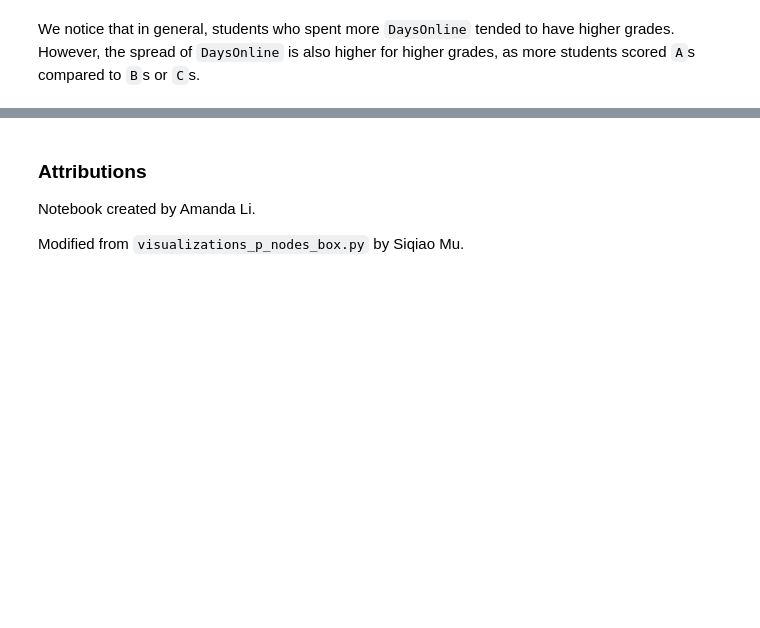
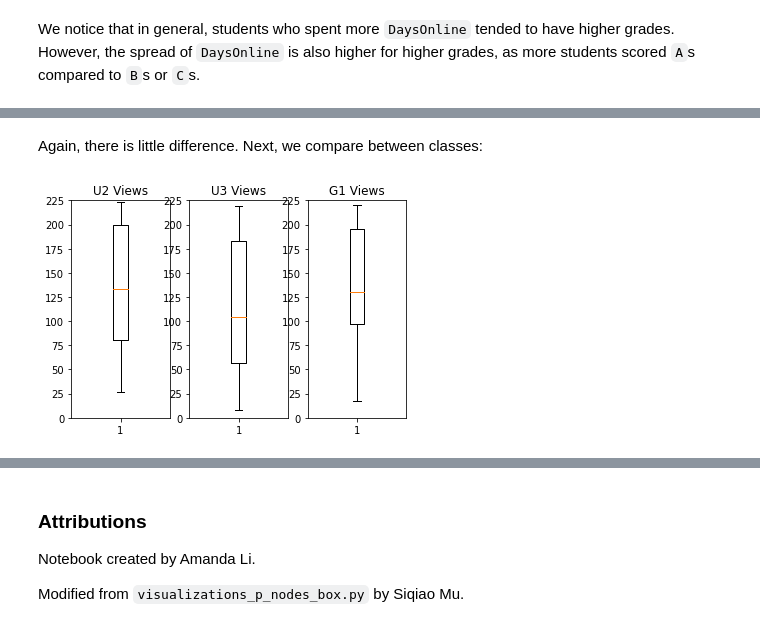
Before and after one commit to amandaliusa/piazza-network-analysis, a Jupyter notebook: visualizations_p_nodes_box.ipynb, the cells around one changed output, grey strips where cells are left out. Cells and saved outputs as stored; diff of their text form; code cells hidden in the pictures; blank space fills up the shorter version.

```diff
--- a/visualizations_p_nodes_box.ipynb
+++ b/visualizations_p_nodes_box.ipynb
@@ -162,0 +179,20 @@ We notice that in general, students who spent more `DaysOnline` tended to have h
+# %% [markdown]
+Again, there is little difference. Next, we compare between classes:
+# %%
+fig, axs = plt.subplots(1, 3)
+
+axs[0].boxplot(df.loc[df['Class'] == 'U2']['Views'])
+axs[0].set_title('U2 Views')
+axs[0].set_ylim(0, 225)
+
+axs[1].boxplot(np.array(df.loc[df['Class'] == 'U3']['Views']))
+axs[1].set_title('U3 Views')
+axs[1].set_ylim(0, 225)
+
+axs[2].boxplot(np.array(df.loc[df['Class'] == 'G1']['Views']))
+axs[2].set_title('G1 Views')
+axs[2].set_ylim(0, 225)
+
+plt.show()
+# %% [output]
+[figure, added]
```
Also changed, not shown: parts of 9 cells of this notebook.
